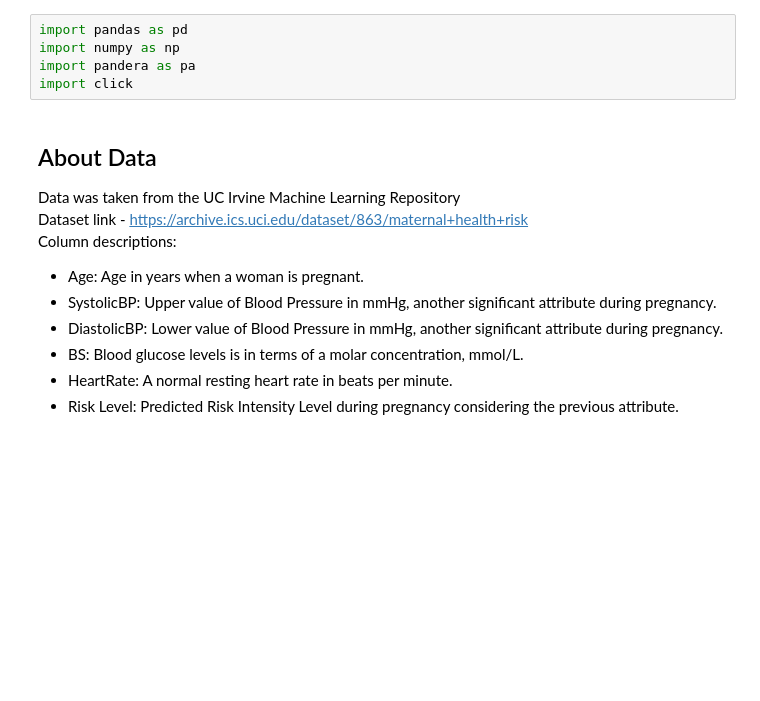
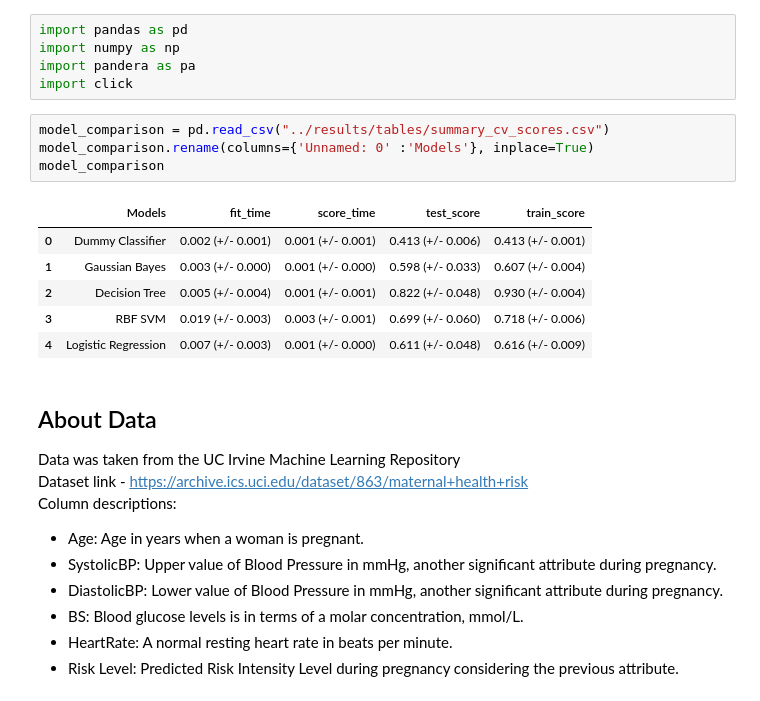
Before and after one commit to UBC-MDS/maternal_health_classification, a Jupyter notebook: reports/maternal_health_classification.ipynb, the cells around one changed output. Cells and saved outputs as stored; diff of their text form; blank space fills up the shorter version.

Commit message:
Fixed and updated data modelling section with figures and tables

```diff
--- a/reports/maternal_health_classification.ipynb
+++ b/reports/maternal_health_classification.ipynb
@@ -16,6 +16,17 @@ import pandas as pd
 import numpy as np
 import pandera as pa
 import click
+# %%
+model_comparison = pd.read_csv("../results/tables/summary_cv_scores.csv")
+model_comparison.rename(columns={'Unnamed: 0' :'Models'}, inplace=True)
+model_comparison
+# %% [output]
+|  | Models | fit_time | score_time | test_score | train_score |
+| 0 | Dummy Classifier | 0.002 (+/- 0.001) | 0.001 (+/- 0.001) | 0.413 (+/- 0.006) | 0.413 (+/- 0.001) |
+| 1 | Gaussian Bayes | 0.003 (+/- 0.000) | 0.001 (+/- 0.000) | 0.598 (+/- 0.033) | 0.607 (+/- 0.004) |
+| 2 | Decision Tree | 0.005 (+/- 0.004) | 0.001 (+/- 0.001) | 0.822 (+/- 0.048) | 0.930 (+/- 0.004) |
+| 3 | RBF SVM | 0.019 (+/- 0.003) | 0.003 (+/- 0.001) | 0.699 (+/- 0.060) | 0.718 (+/- 0.006) |
+| 4 | Logistic Regression | 0.007 (+/- 0.003) | 0.001 (+/- 0.000) | 0.611 (+/- 0.048) | 0.616 (+/- 0.009) |
 # %% [markdown]
 ## About Data
 
```
Also changed, not shown: parts of 6 cells of this notebook, 13 other files.
